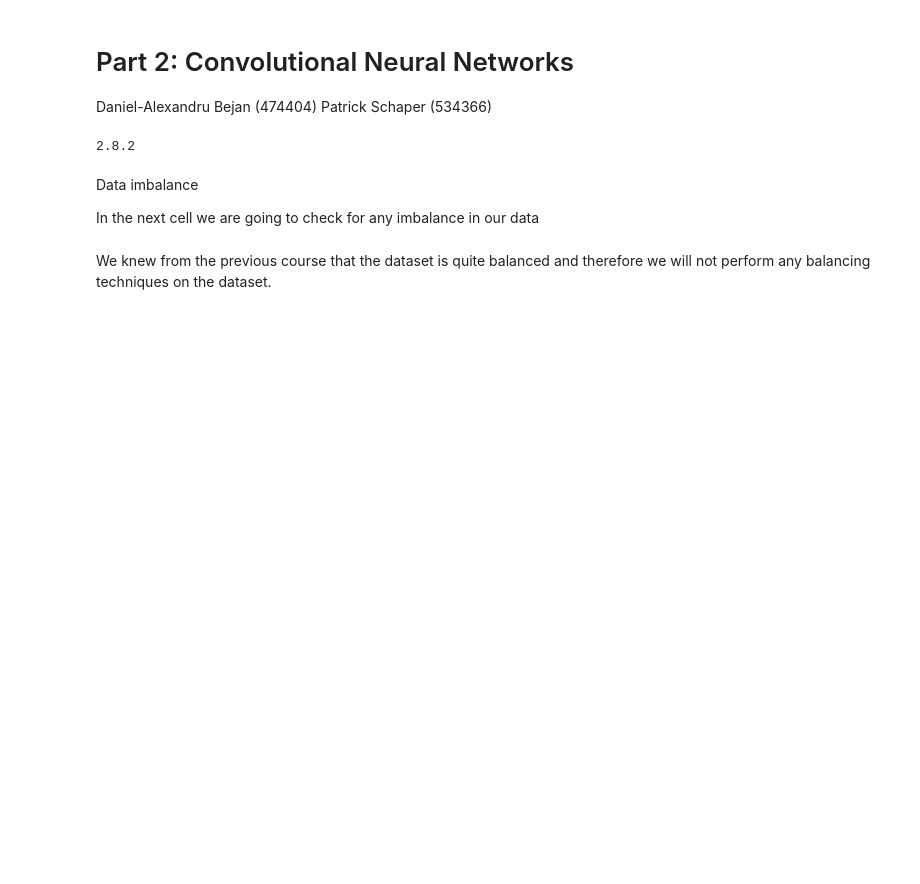
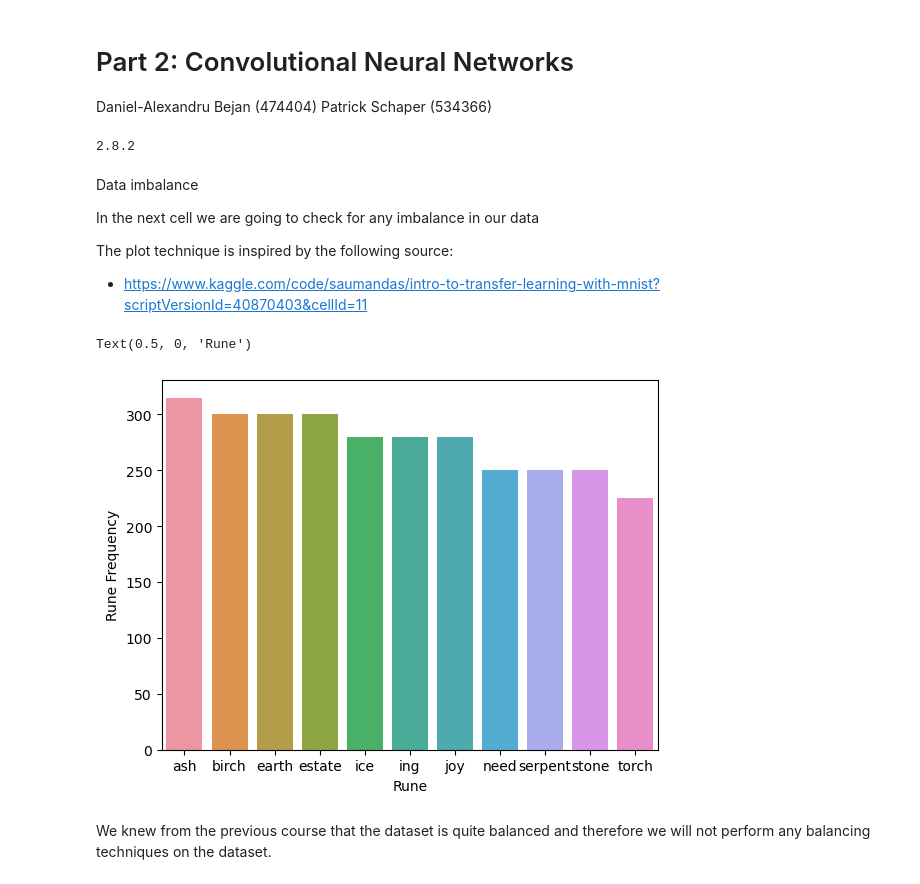
Before and after one commit to alexbejann/frisian-runes-recognition, a Jupyter notebook: MLBD-Assignment2/Part_2_CNN_final.ipynb, the cells around one changed output. Drawn from its saved outputs; the diff is of its cells as text; code cells hidden in the pictures; blank space fills up the shorter version.

```diff
--- a/MLBD-Assignment2/Part_2_CNN_final.ipynb
+++ b/MLBD-Assignment2/Part_2_CNN_final.ipynb
@@ -43,3 +43,6 @@ for file_name in listdir(dataset_path):
 Data imbalance
 
 In the next cell we are going to check for any imbalance in our data
+
+The plot technique is inspired by the following source:
+- https://www.kaggle.com/code/saumandas/intro-to-transfer-learning-with-mnist?scriptVersionId=40870403&cellId=11
@@ -56,3 +49,15 @@ In the next cell we are going to check for any imbalance in our data
+# %%
+import seaborn as sns
+import pandas as pd
+
+orig_labels = pd.DataFrame(labels, columns=['label'])
+
+sns.barplot(x = np.unique(labels), y = orig_labels.value_counts())
+plt.ylabel('Rune Frequency')
+plt.xlabel('Rune')
+# %% [output]
+Text(0.5, 0, 'Rune')
+[figure, added]
 # %% [markdown]
 We knew from the previous course that the dataset is quite balanced and therefore we will not perform any balancing techniques on the dataset.
 # %% [markdown]
```
Also changed, not shown: parts of 44 cells of this notebook.
